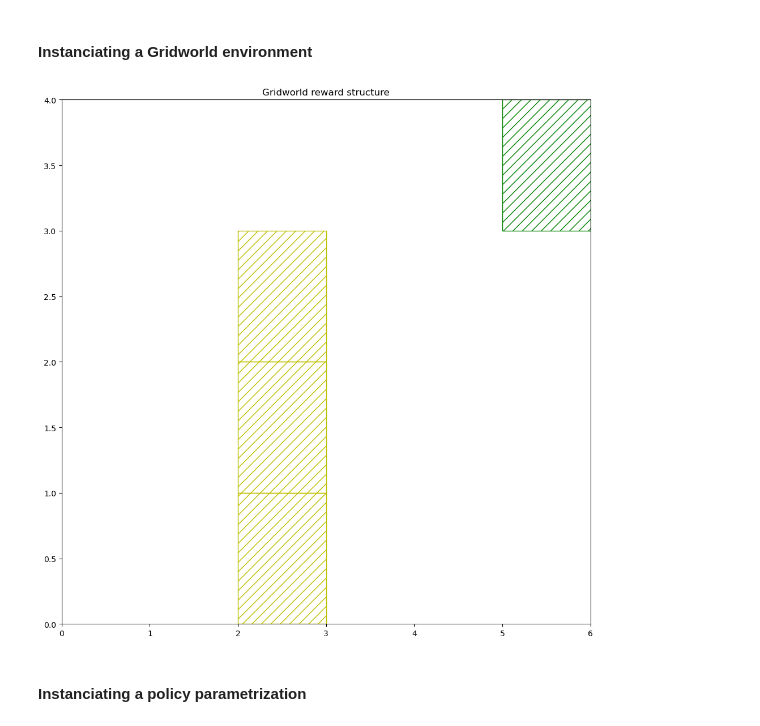
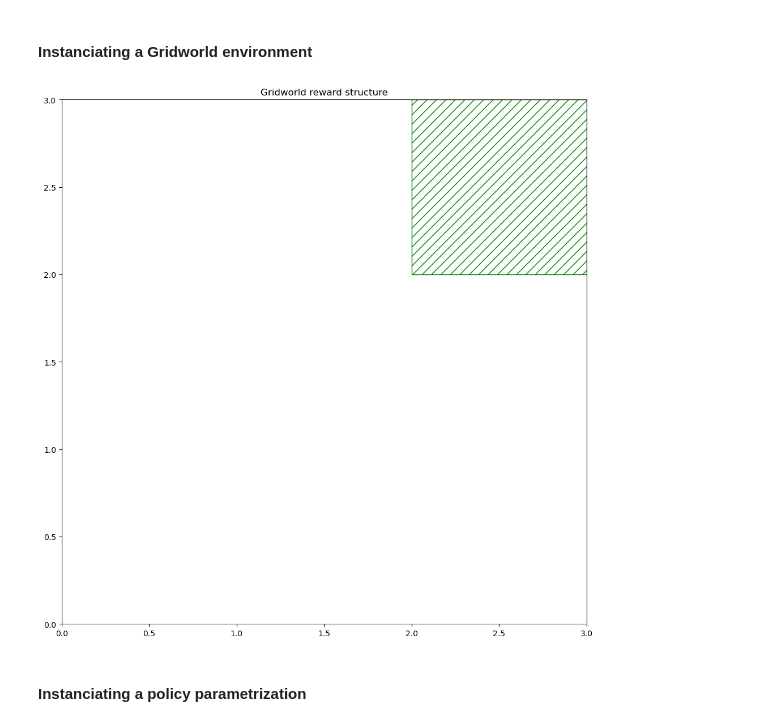
Before and after one commit to RenardDesNeiges/CIRL_Experiments, a Jupyter notebook: pg_experiments.ipynb, the cells around one changed output. Drawn from its saved outputs; the diff is of its cells as text; code cells hidden in the pictures.

```diff
--- a/pg_experiments.ipynb
+++ b/pg_experiments.ipynb
@@ -51,22 +50,22 @@ from jax.config import config; config.update("jax_enable_x64", True)
 # %% [markdown]
 #### Instanciating a Gridworld environment
 # %%
-goals = [((5,3),100),
-         ((2,0),-50),
-         ((2,1),-50),
-         ((2,2),-50),]
-gridMDP = Gridworld(6,4,0.1,0.9,goals=goals,obstacles=[])
+goals = [((2,2),100)]
+        # ,((2,0),-50),
+        #  ((2,1),-50),
+        #  ((2,2),-50),]
+gridMDP = Gridworld(3,3,0.1,0.9,goals=goals,obstacles=[])
 gridMDP.init_distrib =  jnp.exp(jax.random.uniform(key,(gridMDP.n,))) / \
     jnp.sum(jnp.exp(jax.random.uniform(key,(gridMDP.n,))))
 
 
 fig, ax = plt.subplots(1,figsize=(10,10))
 gridplot(gridMDP,ax,goals=goals)
 ax.set_title('Gridworld reward structure')
 fig.tight_layout()
 plt.show()
 # %% [output]
-[figure, old version]
+[figure, new version]
 # %% [markdown]
 #### Instanciating a policy parametrization
 # %%
```
Also changed, not shown: parts of 22 cells of this notebook, 3 other files.
